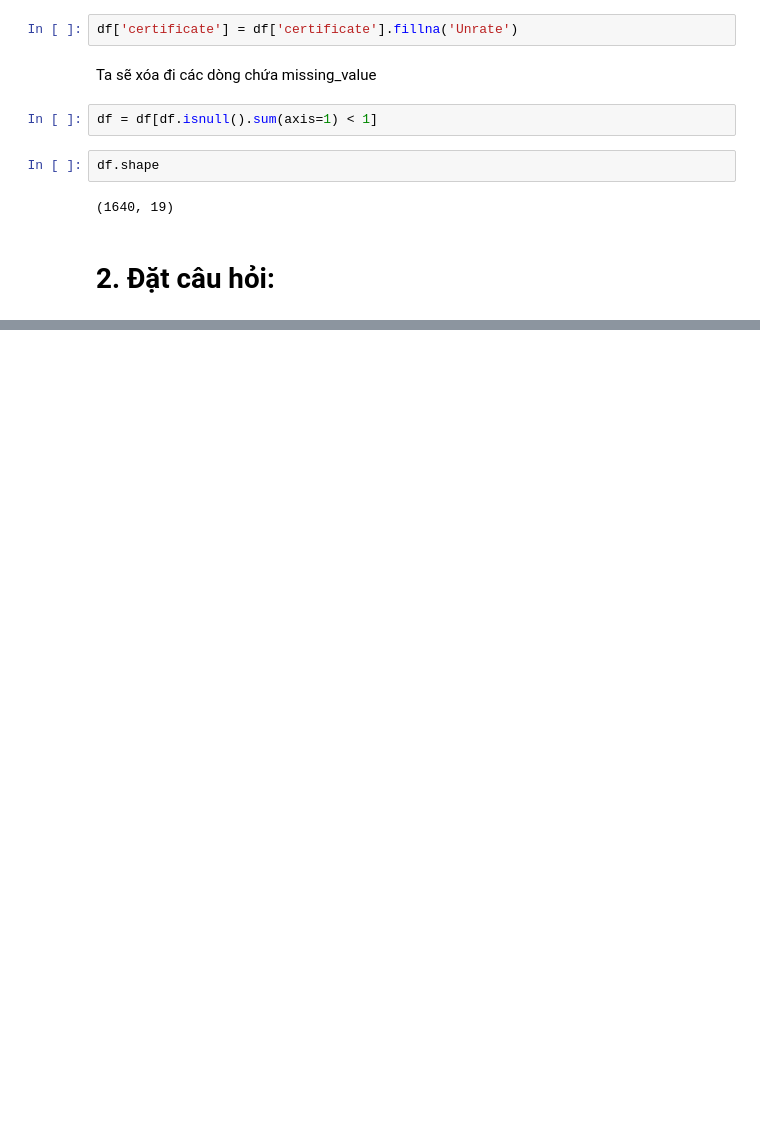
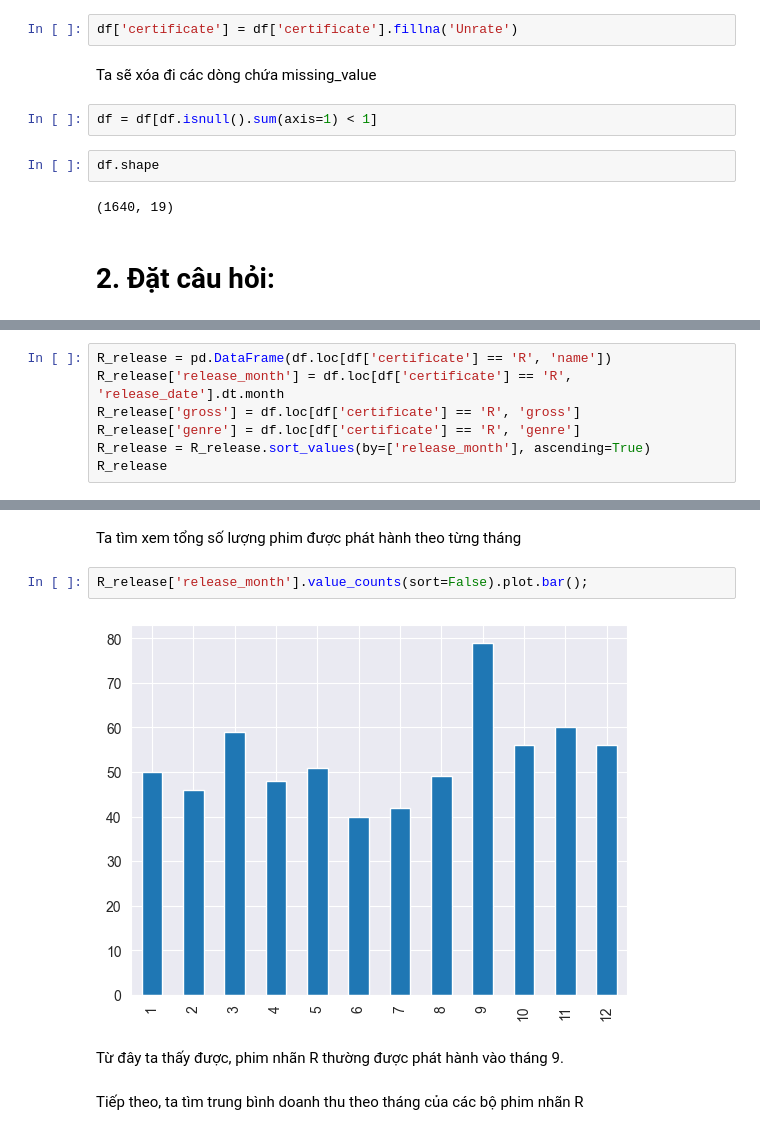
Before and after one commit to Eakan-Git/Introduction-to-Data-Science, a Jupyter notebook: data_explorations.ipynb, the cells around one changed output, grey strips where cells are left out. Cells and saved outputs as stored; diff of their text form; blank space fills up the shorter version.

```diff
--- a/data_explorations.ipynb
+++ b/data_explorations.ipynb
@@ -355,0 +463,7 @@ df.shape
+# %%
+R_release = pd.DataFrame(df.loc[df['certificate'] == 'R', 'name'])
+R_release['release_month'] = df.loc[df['certificate'] == 'R', 'release_date'].dt.month
+R_release['gross'] = df.loc[df['certificate'] == 'R', 'gross']
+R_release['genre'] = df.loc[df['certificate'] == 'R', 'genre']
+R_release = R_release.sort_values(by=['release_month'], ascending=True)
+R_release
@@ -355,0 +484,10 @@ df.shape
+# %% [markdown]
+Ta tìm xem tổng số lượng phim được phát hành theo từng tháng
+# %%
+R_release['release_month'].value_counts(sort=False).plot.bar();
+# %% [output]
+[figure, added]
+# %% [markdown]
+Từ đây ta thấy được, phim nhãn R thường được phát hành vào tháng 9.
+# %% [markdown]
+Tiếp theo, ta tìm trung bình doanh thu theo tháng của các bộ phim nhãn R
```
Also changed, not shown: parts of 34 cells of this notebook.
